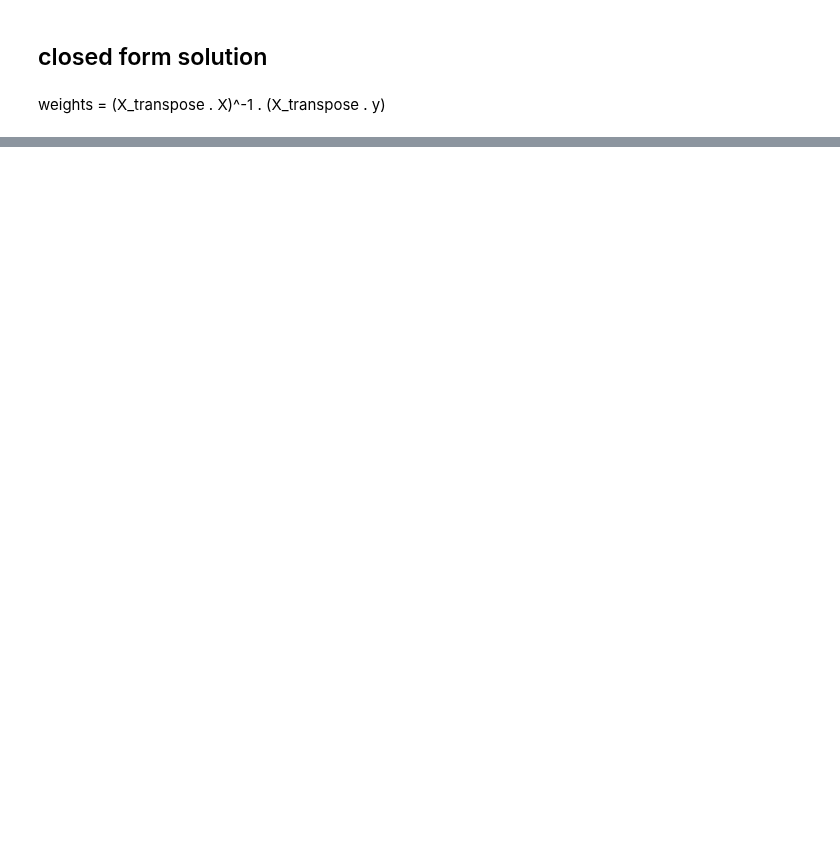
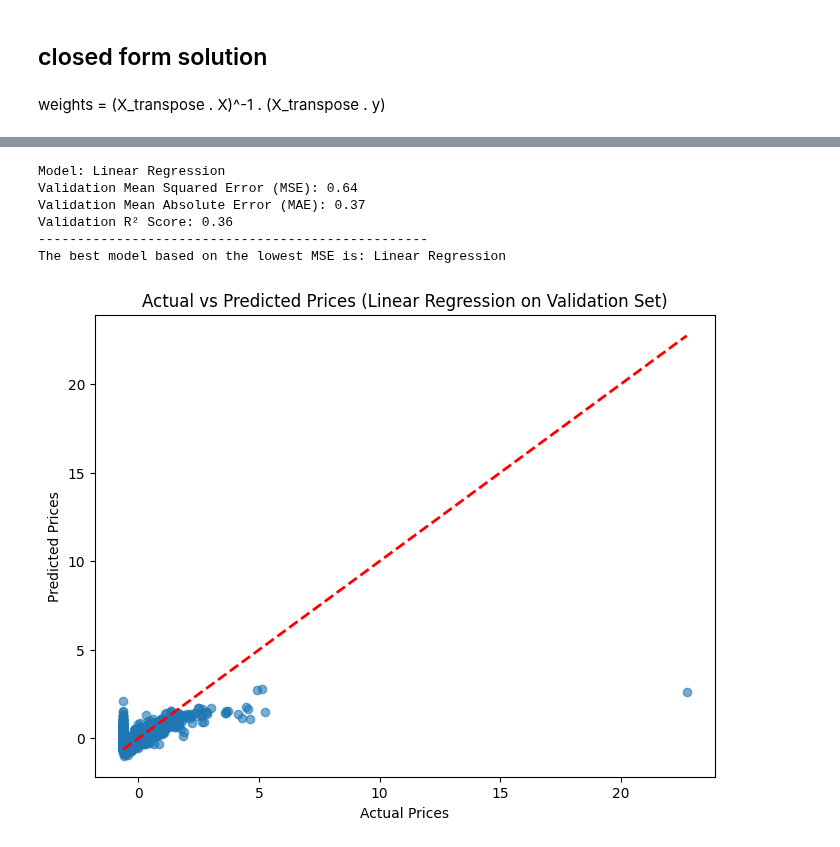
Before and after one commit to sondosshahin/Machine-Learning-Project-Regression-Analysis-and-Model-Selection-, a Jupyter notebook: notebook00f1b01f89.ipynb, the cells around one changed output, grey strips where cells are left out. Cells and saved outputs as stored; diff of their text form; code cells hidden in the pictures; blank space fills up the shorter version.

```diff
--- a/notebook00f1b01f89.ipynb
+++ b/notebook00f1b01f89.ipynb
@@ -270,7 +279,7 @@ df_upd['seats'] = df_upd['seats'].astype(str).str.extract(r'(\d+)')[0].apply(pd.
 
 print("\n\n")
 
-columns_to_fill = ['car name', 'brand', 'country', 'price', 'cylinder', 'horse_power', 'top_speed', 'seats']
+columns_to_fill = ['car name', 'brand', 'country', 'price', 'cylinder', 'horse_power', 'top_speed', 'seats','engine_capacity']
 
 for column in columns_to_fill:
     # Calculate the median, ignoring NaN values
@@ -281,11 +290,6 @@ for column in columns_to_fill:
 # Print the dataframe after filling missing values
 print("\nAfter filling missing values:")
 print(df_upd.head())
-
-
-
-################################
-print("\n\n");
 # %% [output]
 Before filling missing values:
                            car name                 price engine_capacity  \
@@ -494,0 +458,67 @@ Predicted values: [-0.11624911 -0.36210881 -0.37940233 ... -0.31537887  0.360302
+# %%
+import numpy as np
+import pandas as pd
+from sklearn.model_selection import train_test_split
+from sklearn.linear_model import LinearRegression, Ridge, Lasso
+from sklearn.preprocessing import PolynomialFeatures
+from sklearn.metrics import mean_squared_error, mean_absolute_error, r2_score
+import matplotlib.pyplot as plt
+
+models = {
+    'Linear Regression': LinearRegression(),
+    # 'Ridge Regression': Ridge(alpha=1),
+    # 'Lasso Regression': Lasso(alpha=0.1),
+    # 'Polynomial Regression (Degree 2)': Pipeline([
+    #     ('poly', PolynomialFeatures(degree=2)),
+    #     ('model', LinearRegression())
+    # ])
+}
+
+# Dictionary to store metrics for each model
+model_metrics = {}
+
+# Train and evaluate each model
+for model_name, model in models.items():
+    # Fit the model
+    model.fit(X_train, y_train)
+
+    # Predict on the validation set
+    y_val_pred = model.predict(X_val)
+
+    # Calculate metrics
+    mse = mean_squared_error(y_val, y_val_pred)
+    mae = mean_absolute_error(y_val, y_val_pred)
+    r2 = r2_score(y_val, y_val_pred)
+
+    # Store metrics in the dictionary
+    model_metrics[model_name] = {'MSE': mse, 'MAE': mae, 'R2': r2}
+
+    # Print model performance
+    print(f"Model: {model_name}")
+    print(f"Validation Mean Squared Error (MSE): {mse:.2f}")
+    print(f"Validation Mean Absolute Error (MAE): {mae:.2f}")
+    print(f"Validation R² Score: {r2:.2f}")
+    print("-" * 50)
+
+# Compare models based on MSE, MAE, and R²
+best_model = min(model_metrics, key=lambda x: model_metrics[x]['MSE'])
+print(f"The best model based on the lowest MSE is: {best_model}")
+
+best_model_fit = models[best_model]
+y_val_pred_best_model = best_model_fit.predict(X_val)
+
+plt.figure(figsize=(8, 6))
+plt.scatter(y_val, y_val_pred_best_model, alpha=0.6)
+plt.plot([y_val.min(), y_val.max()], [y_val.min(), y_val.max()], color='red', linestyle='--', linewidth=2)
+plt.xlabel("Actual Prices")
+plt.ylabel("Predicted Prices")
+plt.title(f"Actual vs Predicted Prices ({best_model} on Validation Set)")
+plt.show()
+# %% [output]
+Model: Linear Regression
+Validation Mean Squared Error (MSE): 0.64
+Validation Mean Absolute Error (MAE): 0.37
+Validation R² Score: 0.36
+--------------------------------------------------
+The best model based on the lowest MSE is: Linear Regression
+[figure, added]
```
Also changed, not shown: parts of 13 cells of this notebook, 1 other file.
